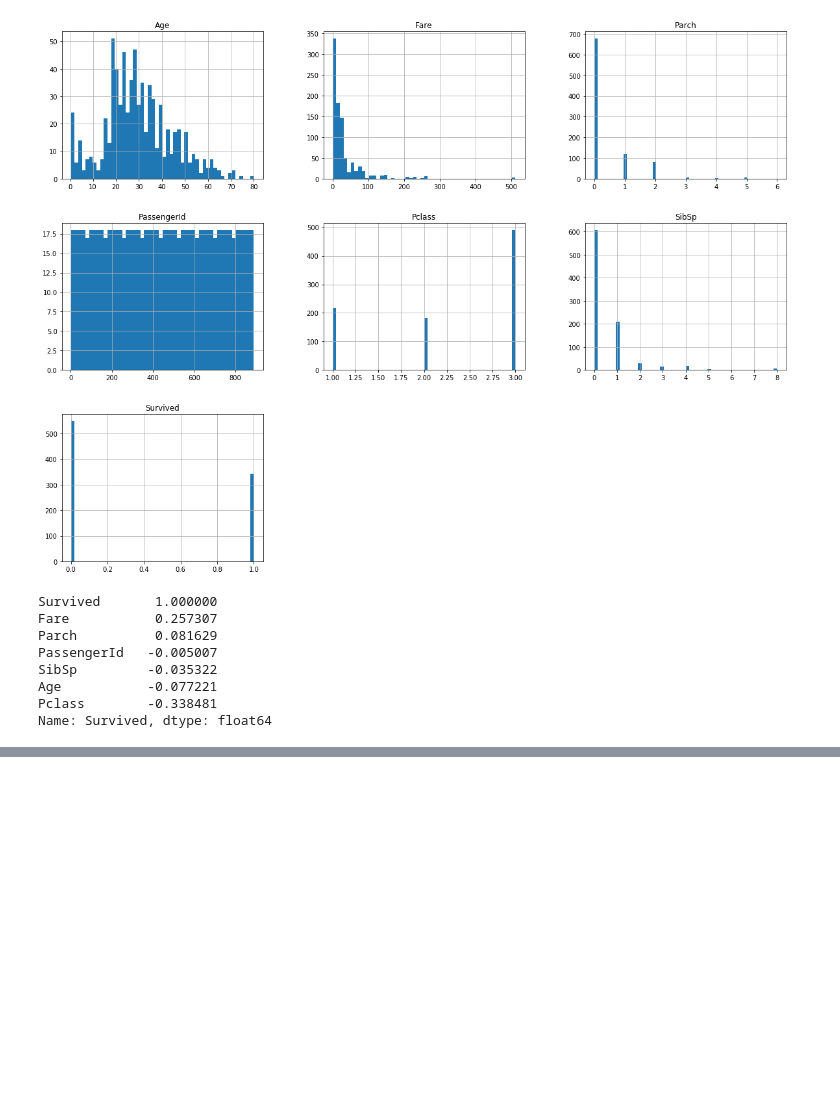
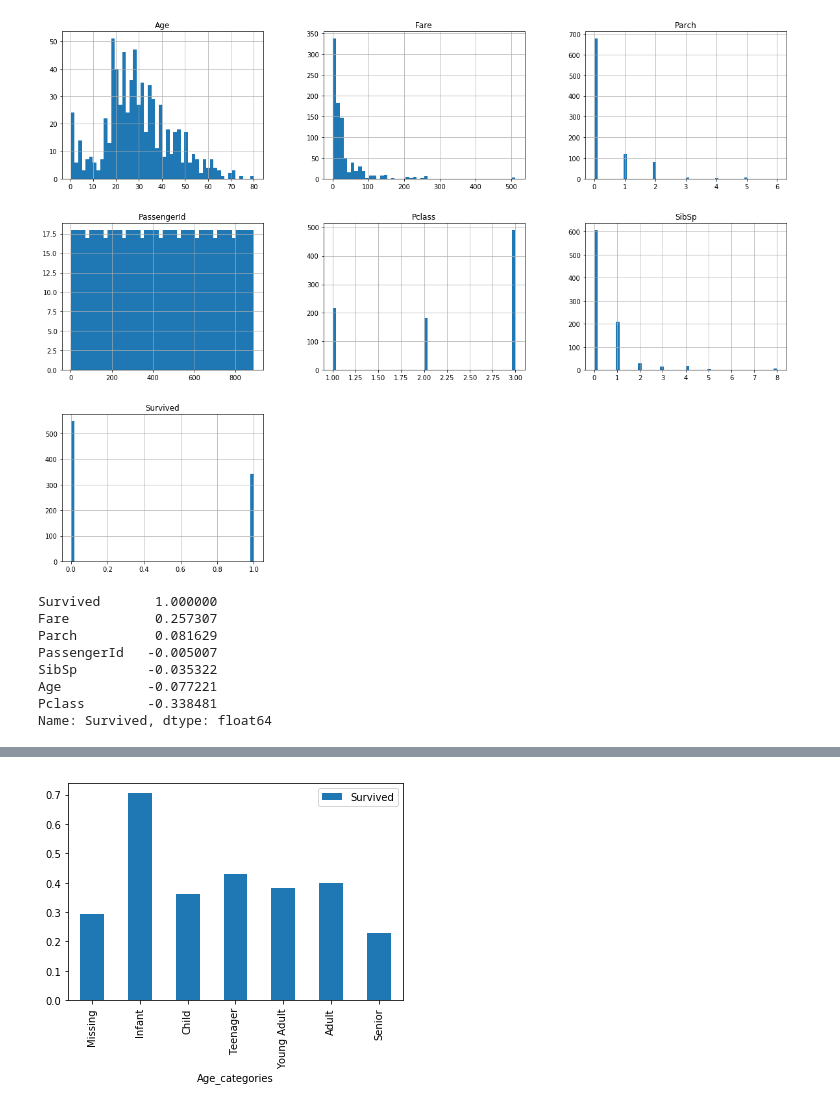
Before and after one commit to marcospm92/Hands-on-Machine-Learning-with-ScikitLearn-and-Tensorflow, a Jupyter notebook: Titanic.ipynb, the cells around one changed output, grey strips where cells are left out. Saved outputs shown, nothing was run; the diff lists cells and outputs as text; code cells hidden in the pictures; blank space fills up the shorter version.

```diff
--- a/Titanic.ipynb
+++ b/Titanic.ipynb
@@ -171,0 +237,21 @@ Name: Survived, dtype: float64
+# %%
+# Esta función rellena los datos vacíos con -0.5, y corta en varios grupos:
+# De -1 a 0: Missing, de 0 a 5: Infant, de 5 a 12: Child, de 12 a 18: Teenager,
+# de 18 a 35: Young Adult, de 35 a 60: Adult, de 60 a 100: Senior.
+
+def process_age(df,cut_points,label_names):
+    df["Age"] = df["Age"].fillna(-0.5)
+    df["Age_categories"] = pd.cut(df["Age"],cut_points,labels=label_names)
+    return df
+
+cut_points = [-1, 0, 5, 12, 18, 35, 60, 100]
+label_names = ["Missing", "Infant", "Child", "Teenager", "Young Adult", "Adult", "Senior"]
+
+titanic = process_age(titanic,cut_points,label_names)
+titanic_test = process_age(titanic_test,cut_points,label_names)
+
+age_cat_pivot = titanic.pivot_table(index = "Age_categories", values = "Survived")
+age_cat_pivot.plot.bar()
+plt.show()
+# %% [output]
+[figure, added]
```
Also changed, not shown: parts of 17 cells of this notebook, 1 other file.
